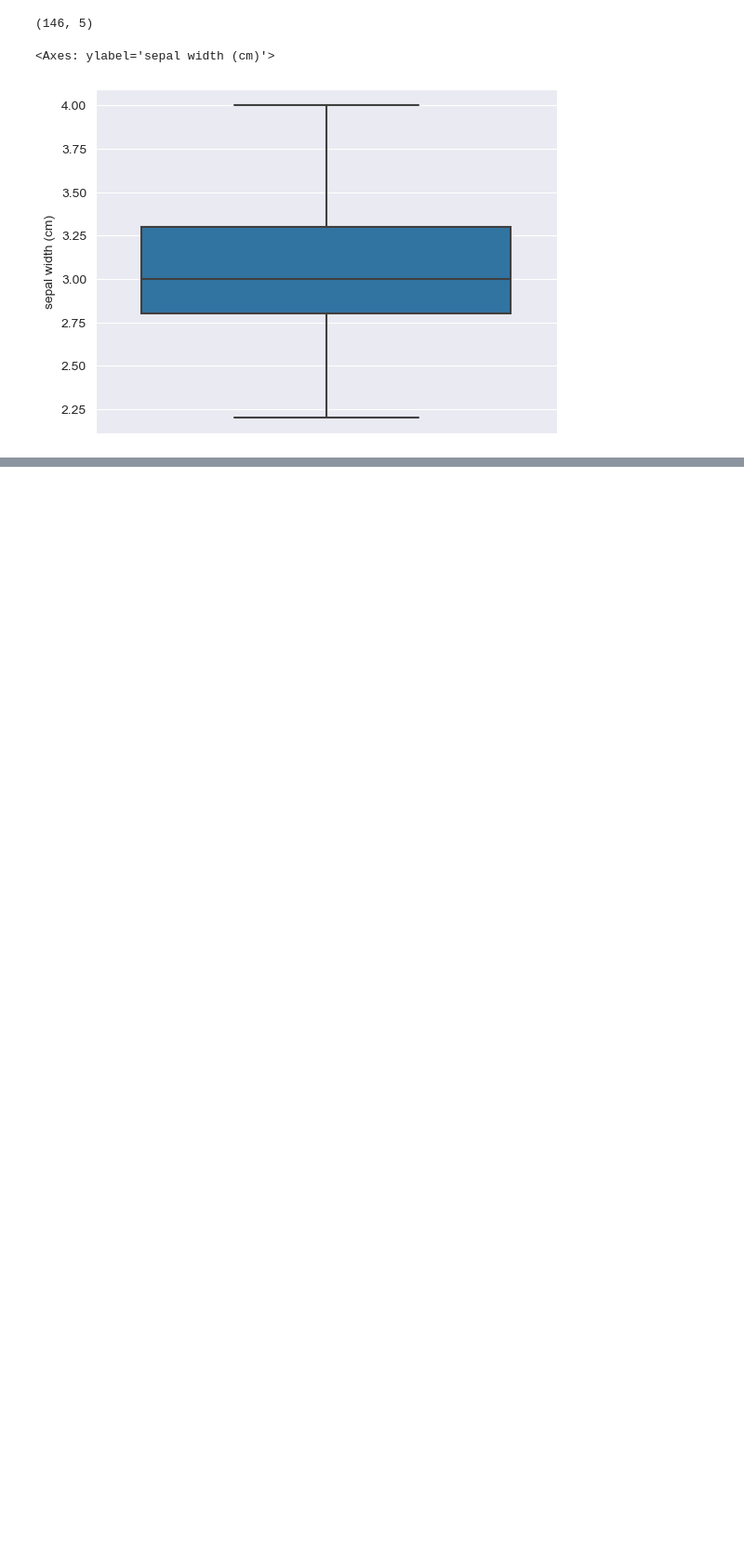
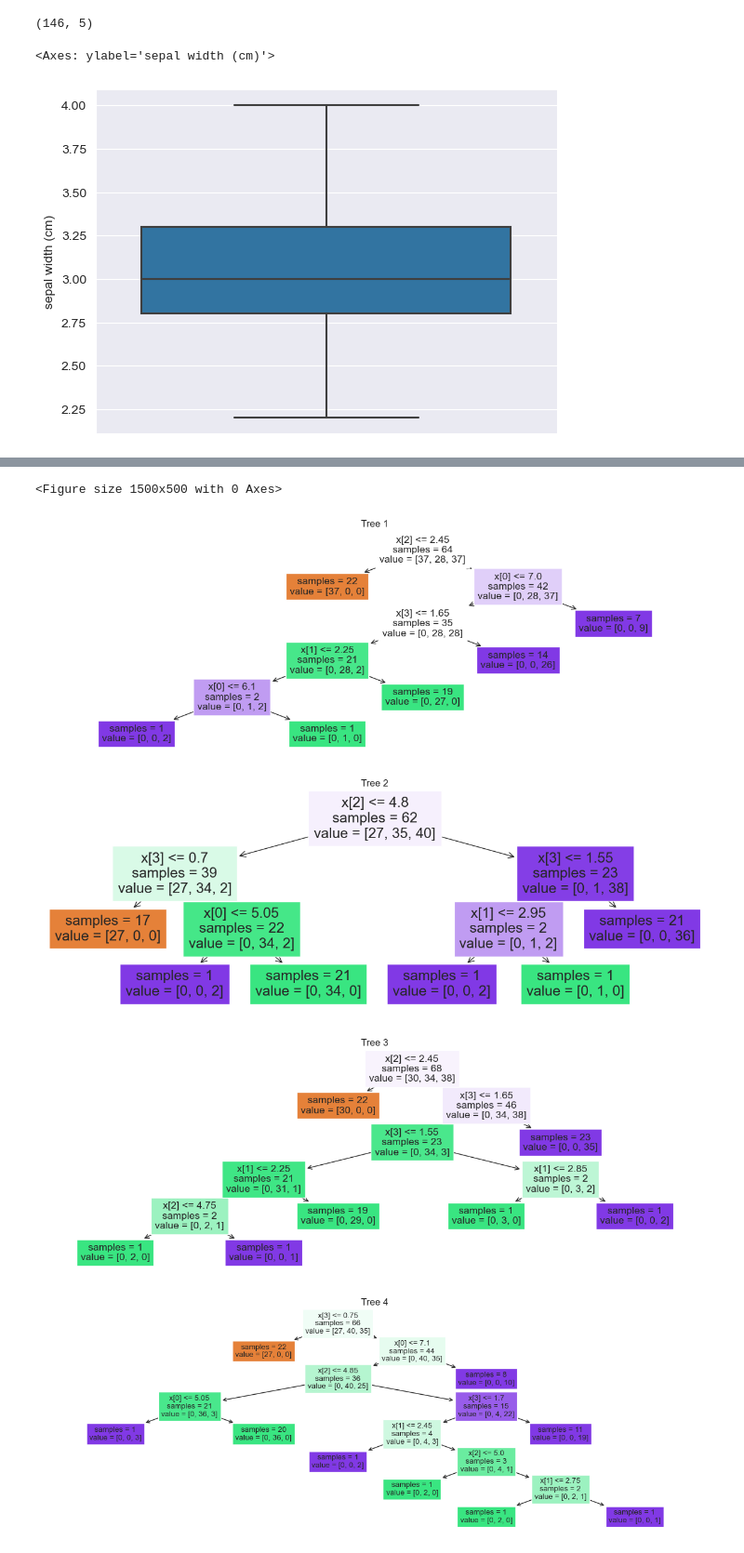
Before and after one commit to Ta3ikNSU/MLL, a Jupyter notebook: 2.Random Forest.ipynb, the cells around one changed output, grey strips where cells are left out. Shown at 93% size. Cells and saved outputs as stored; diff of their text form; code cells hidden in the pictures; blank space fills up the shorter version.

```diff
--- a/2.Random Forest.ipynb
+++ b/2.Random Forest.ipynb
@@ -118,0 +127,13 @@ weighted avg       0.96      0.95      0.95        44
+# %%
+plt.figure(figsize=(15,5))
+for i in range(10):
+    plt.figure(figsize=(15,5))
+    plot_tree(dt.estimators_[i], filled=True, impurity=False)
+    plt.title(f'Tree {i+1}')
+    plt.show()
+# %% [output]
+<Figure size 1500x500 with 0 Axes>
+[figure, added]
+[figure, added]
+[figure, added]
+[figure, added]
```
Also changed, not shown: parts of 6 cells of this notebook, 1 other file.
